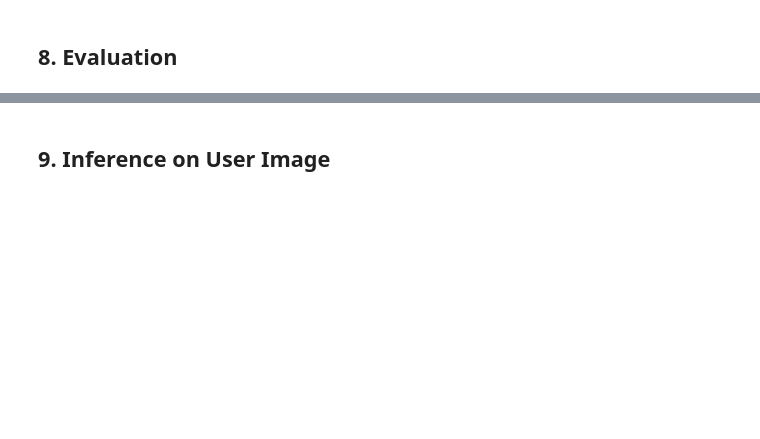
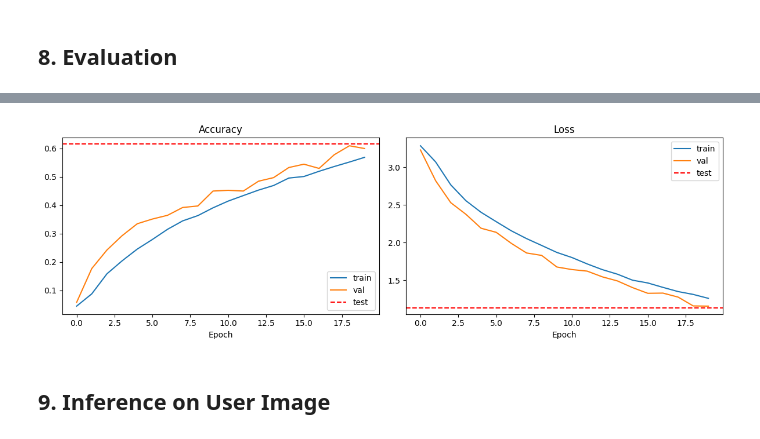
Before and after one commit to Jamato004/CS171-Final-Project, a Jupyter notebook: sign_language_cnn.ipynb, the cells around one changed output, grey strips where cells are left out. Drawn from its saved outputs; the diff is of its cells as text; code cells hidden in the pictures; blank space fills up the shorter version.

```diff
--- a/sign_language_cnn.ipynb
+++ b/sign_language_cnn.ipynb
@@ -297,2 +302,23 @@ Test loss:     0.8365
+# %%
+fig, (ax1, ax2) = plt.subplots(1, 2, figsize=(12, 4))
+
+ax1.plot(history.history['accuracy'], label='train')
+ax1.plot(history.history['val_accuracy'], label='val')
+ax1.axhline(y=test_acc, color='r', linestyle='--', label='test')
+ax1.set_title('Accuracy')
+ax1.set_xlabel('Epoch')
+ax1.legend()
+
+ax2.plot(history.history['loss'], label='train')
+ax2.plot(history.history['val_loss'], label='val')
+ax2.axhline(y=test_loss, color='r', linestyle='--', label='test')
+ax2.set_title('Loss')
+ax2.set_xlabel('Epoch')
+ax2.legend()
+
+plt.tight_layout()
+plt.show()
+# %% [output]
+[figure, added]
 # %% [markdown]
 ## 9. Inference on User Image
```
Also changed, not shown: parts of 6 cells of this notebook.
